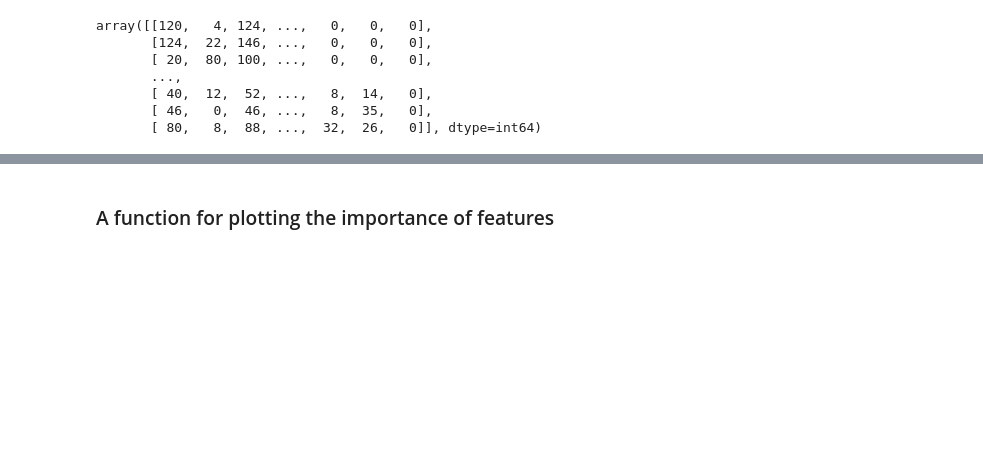
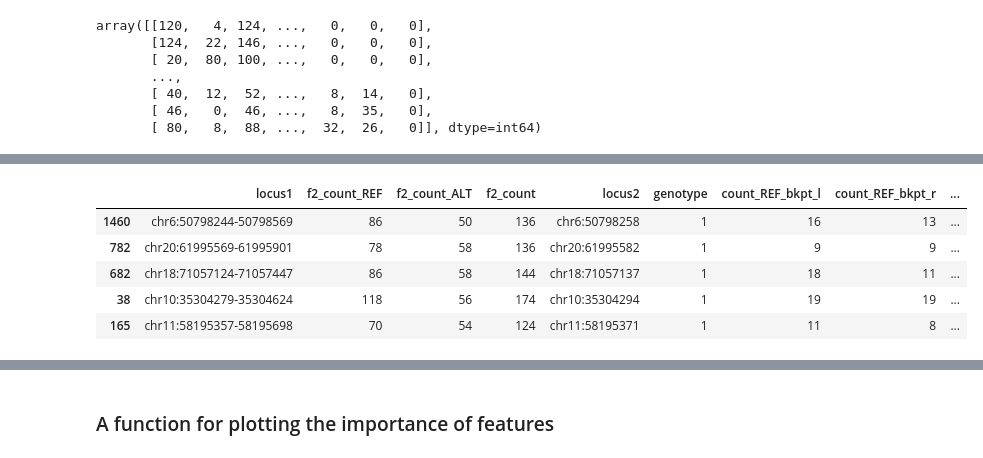
Before and after one commit to OrangeFrog210/COMP402-565Project, a Jupyter notebook: COMP402-HG00129-ver4-breakpoints-MAPQ1-regions.ipynb, the cells around one changed output, grey strips where cells are left out. Drawn from its saved outputs; the diff is of its cells as text; code cells hidden in the pictures; blank space fills up the shorter version.

```diff
--- a/COMP402-HG00129-ver4-breakpoints-MAPQ1-regions.ipynb
+++ b/COMP402-HG00129-ver4-breakpoints-MAPQ1-regions.ipynb
@@ -225,0 +238,10 @@ array([[120,   4, 124, ...,   0,   0,   0],
+# %%
+het = df[df["genotype"] == 1]
+het.sample(5)
+# %% [output]
+|  | locus1 | f2_count_REF | f2_count_ALT | f2_count | locus2 | genotype | count_REF_bkpt_l | count_REF_bkpt_r | ... |
+| 1460 | chr6:50798244-50798569 | 86 | 50 | 136 | chr6:50798258 | 1 | 16 | 13 | ... |
+| 782 | chr20:61995569-61995901 | 78 | 58 | 136 | chr20:61995582 | 1 | 9 | 9 | ... |
+| 682 | chr18:71057124-71057447 | 86 | 58 | 144 | chr18:71057137 | 1 | 18 | 11 | ... |
+| 38 | chr10:35304279-35304624 | 118 | 56 | 174 | chr10:35304294 | 1 | 19 | 19 | ... |
+| 165 | chr11:58195357-58195698 | 70 | 54 | 124 | chr11:58195371 | 1 | 11 | 8 | ... |
```
Also changed, not shown: parts of 15 cells of this notebook.
